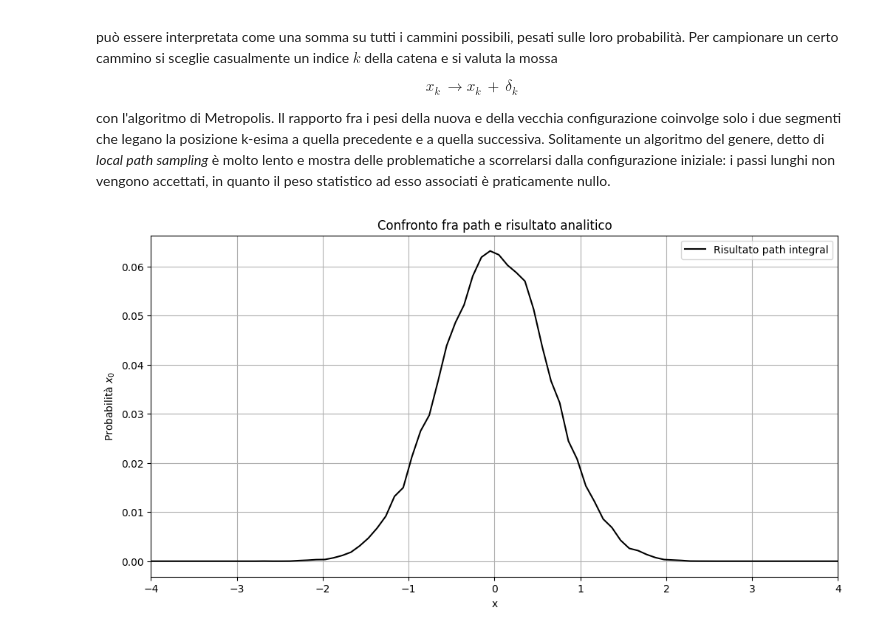
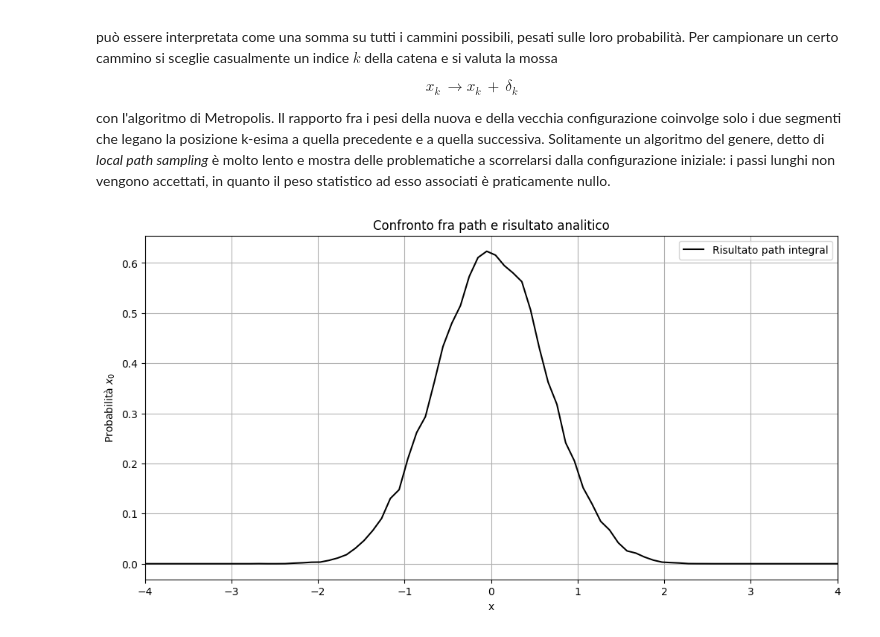
Before and after one commit to Negrini085/FSA, a Jupyter notebook: monteCarloPath/path.ipynb, the cells around one changed output. Cells and saved outputs as stored; diff of their text form; code cells hidden in the pictures.

```diff
--- a/monteCarloPath/path.ipynb
+++ b/monteCarloPath/path.ipynb
@@ -67,19 +67,18 @@ con l'algoritmo di Metropolis. Il rapporto fra i pesi della nuova e della vecchi
 # %%
 plt.figure(figsize=(12,6))
 
 x = np.linspace(-4, 4, 80)
 appo = np.loadtxt('naivePath/histo.dat')
 
-#plt.plot(x,(psi[0])**2, color = 'black', label = 'Soluzione numerica')
-plt.plot(x,appo, color = 'black', label = 'Risultato path integral')
+plt.plot(x,appo/sum((x[1]-x[0])*appo), color = 'black', label = 'Risultato path integral')
 
 plt.xlabel("x")
 plt.xlim((-4,4))
 plt.ylabel(r"Probabilità $x_0$")
 plt.title("Confronto fra path e risultato analitico")
 
 plt.grid(True)
 plt.legend()
 plt.show()
 # %% [output]
-[figure, old version]
+[figure, new version]
```
